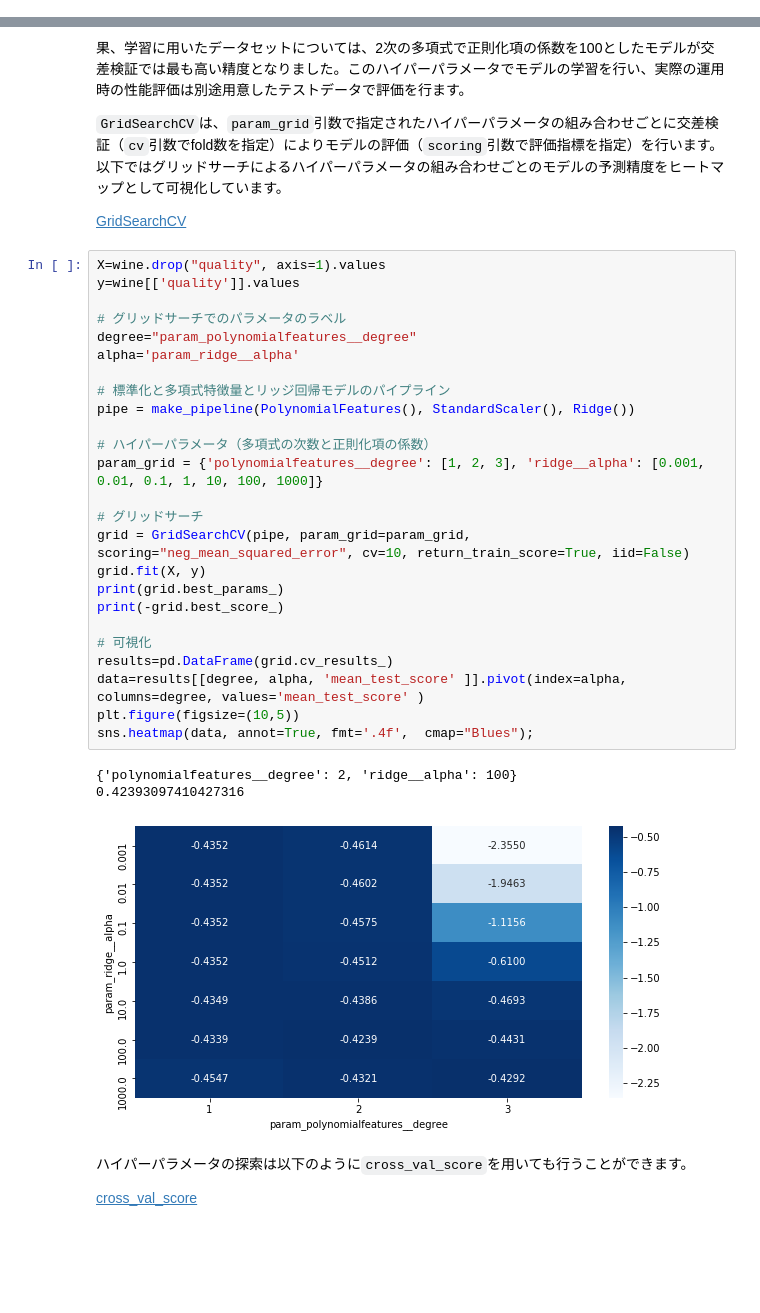
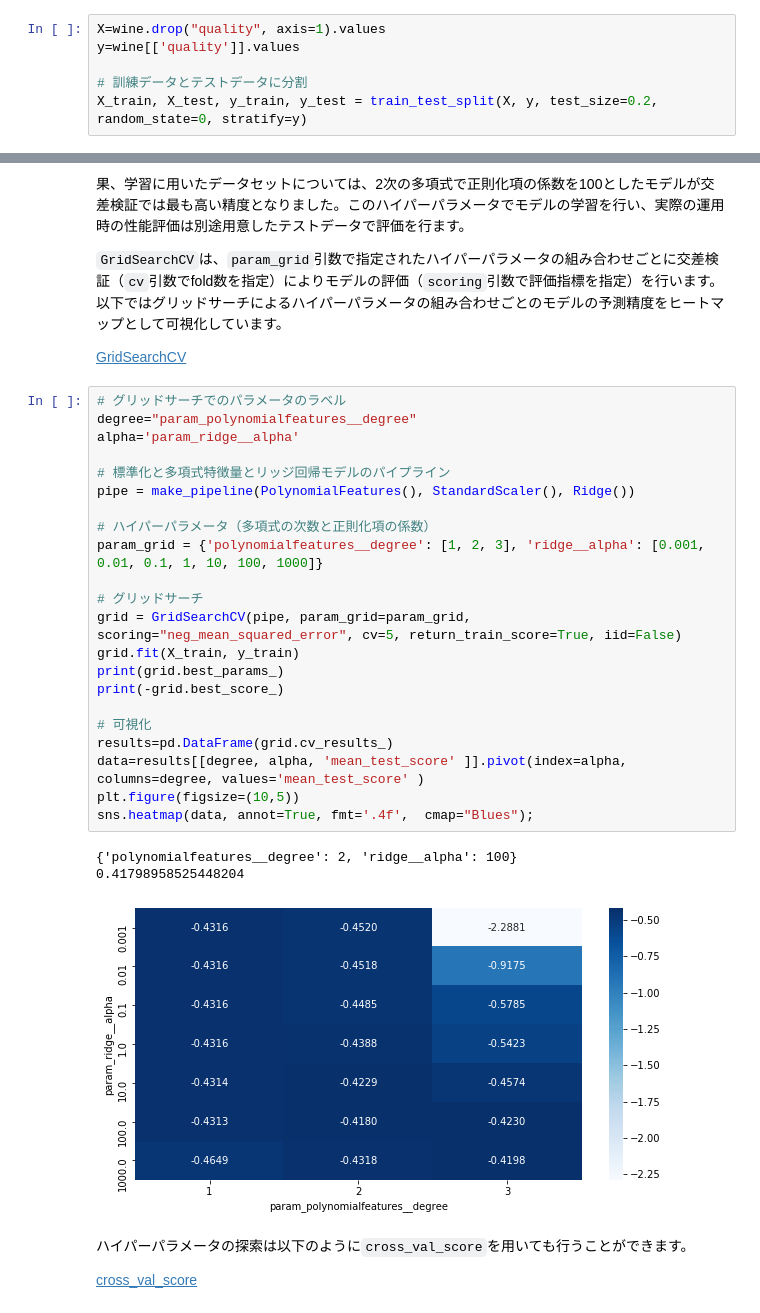
Before and after one commit to UTDataMining/2020S, a Jupyter notebook: week10/practical_ds.ipynb, the cells around one changed output, grey strips where cells are left out. Cells and saved outputs as stored; diff of their text form; blank space fills up the shorter version.

```diff
--- a/week10/practical_ds.ipynb
+++ b/week10/practical_ds.ipynb
@@ -259,4 +259,10 @@ plt.legend();
 `validation_curve`は`param_name`引数で指定されたハイパーパラメータ（ここでは多項式の次数）について`param_range`引数で指定した値ごとに交差検証（`cv`引数でfold数を指定）によりモデルの評価を行い、各交差検証の訓練データと検証データの予測精度（`scoring`引数で指標を指定）を返します。
 
 [validation_curve](https://scikit-learn.org/stable/modules/generated/sklearn.model_selection.validation_curve.html)
+# %%
+X=wine.drop("quality", axis=1).values
+y=wine[['quality']].values
+
+# 訓練データとテストデータに分割
+X_train, X_test, y_train, y_test = train_test_split(X, y, test_size=0.2, random_state=0, stratify=y)
 # %%
@@ -360,34 +357,31 @@ plt.legend();
 
 [GridSearchCV](https://scikit-learn.org/stable/modules/generated/sklearn.model_selection.GridSearchCV.html)
 # %%
-X=wine.drop("quality", axis=1).values
-y=wine[['quality']].values
-
 # グリッドサーチでのパラメータのラベル
 degree="param_polynomialfeatures__degree"
 alpha='param_ridge__alpha'
 
 # 標準化と多項式特徴量とリッジ回帰モデルのパイプライン
 pipe = make_pipeline(PolynomialFeatures(), StandardScaler(), Ridge())
 
 # ハイパーパラメータ（多項式の次数と正則化項の係数）
 param_grid = {'polynomialfeatures__degree': [1, 2, 3], 'ridge__alpha': [0.001, 0.01, 0.1, 1, 10, 100, 1000]}
 
 # グリッドサーチ
-grid = GridSearchCV(pipe, param_grid=param_grid, scoring="neg_mean_squared_error", cv=10, return_train_score=True, iid=False)
-grid.fit(X, y)
+grid = GridSearchCV(pipe, param_grid=param_grid, scoring="neg_mean_squared_error", cv=5, return_train_score=True, iid=False)
+grid.fit(X_train, y_train)
 print(grid.best_params_)
 print(-grid.best_score_)
 
 # 可視化
 results=pd.DataFrame(grid.cv_results_)
 data=results[[degree, alpha, 'mean_test_score' ]].pivot(index=alpha, columns=degree, values='mean_test_score' )
 plt.figure(figsize=(10,5))
 sns.heatmap(data, annot=True, fmt='.4f',  cmap="Blues");
 # %% [output]
 {'polynomialfeatures__degree': 2, 'ridge__alpha': 100}
-0.42393097410427316
+0.41798958525448204
-[figure, old version]
+[figure, new version]
 # %% [markdown]
 ハイパーパラメータの探索は以下のように`cross_val_score`を用いても行うことができます。
 
```
Also changed, not shown: parts of 13 cells of this notebook.
